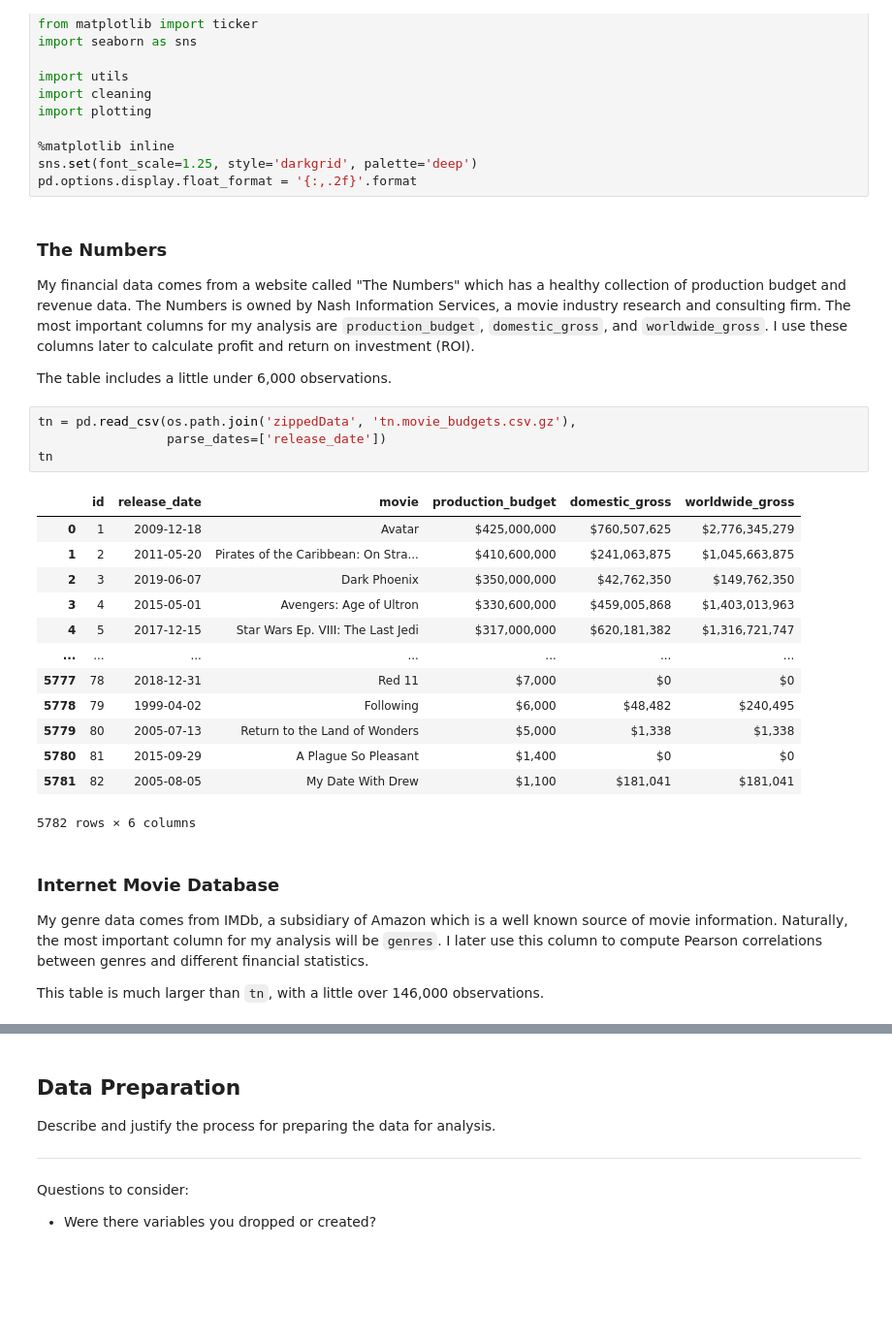
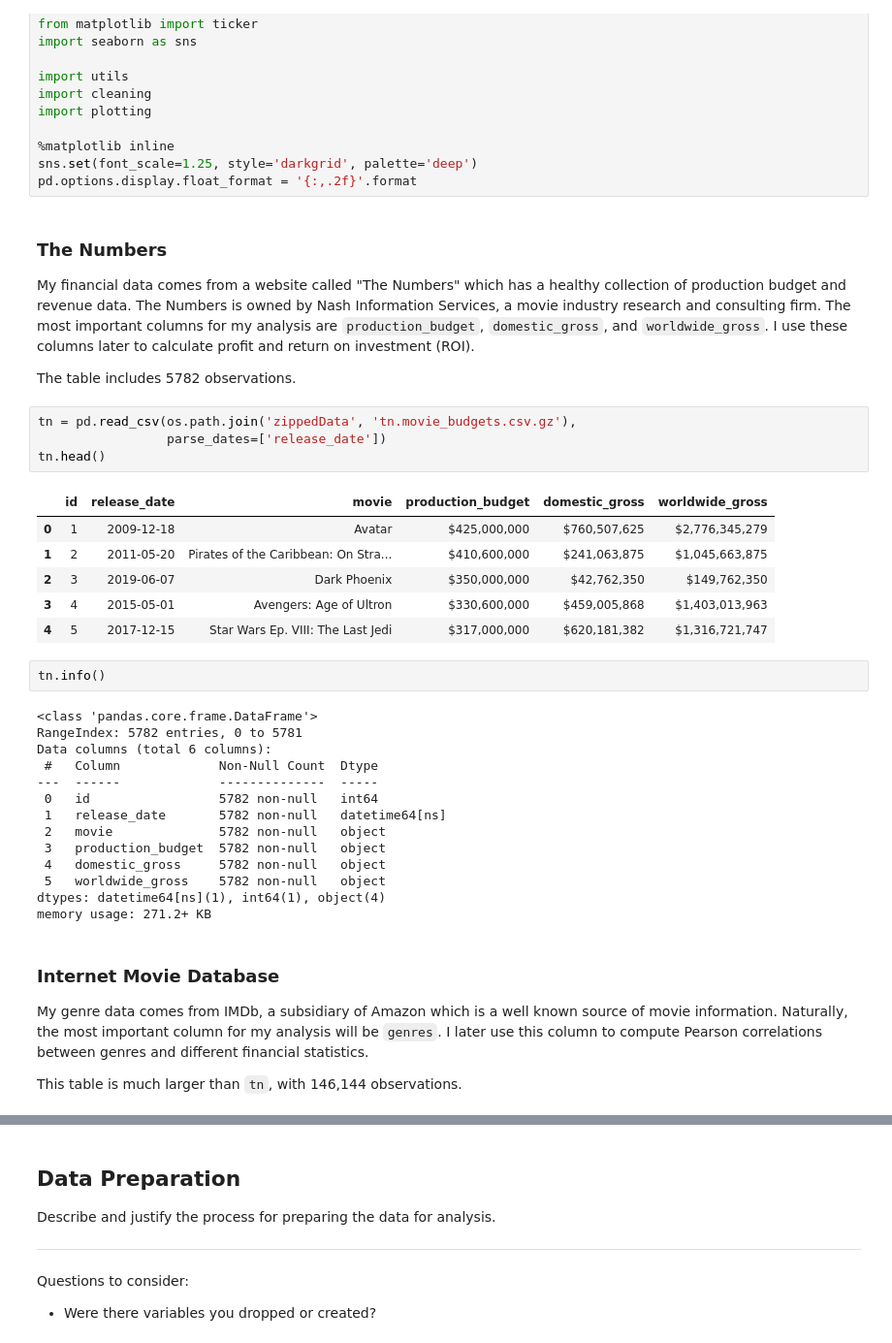
Before and after one commit to ndgigliotti/dsc-phase-1-project, a Jupyter notebook: genre_profitability.ipynb, the cells around one changed output, grey strips where cells are left out. Shown at 97% size. Drawn from its saved outputs; the diff is of its cells as text; blank space fills up the shorter version.

```diff
--- a/genre_profitability.ipynb
+++ b/genre_profitability.ipynb
@@ -50,29 +56,38 @@ pd.options.display.float_format = '{:,.2f}'.format
 ### The Numbers
 My financial data comes from a website called "The Numbers" which has a healthy collection of production budget and revenue data. The Numbers is owned by Nash Information Services, a movie industry research and consulting firm. The most important columns for my analysis are `production_budget`, `domestic_gross`, and `worldwide_gross`. I use these columns later to calculate profit and return on investment (ROI).
 
-The table includes a little under 6,000 observations.
+The table includes 5782 observations.
 # %%
 tn = pd.read_csv(os.path.join('zippedData', 'tn.movie_budgets.csv.gz'),
                  parse_dates=['release_date'])
-tn
+tn.head()
 # %% [output]
 |  | id | release_date | movie | production_budget | domestic_gross | worldwide_gross |
 | 0 | 1 | 2009-12-18 | Avatar | $425,000,000 | $760,507,625 | $2,776,345,279 |
 | 1 | 2 | 2011-05-20 | Pirates of the Caribbean: On Stra... | $410,600,000 | $241,063,875 | $1,045,663,875 |
 | 2 | 3 | 2019-06-07 | Dark Phoenix | $350,000,000 | $42,762,350 | $149,762,350 |
 | 3 | 4 | 2015-05-01 | Avengers: Age of Ultron | $330,600,000 | $459,005,868 | $1,403,013,963 |
 | 4 | 5 | 2017-12-15 | Star Wars Ep. VIII: The Last Jedi | $317,000,000 | $620,181,382 | $1,316,721,747 |
-| ... | ... | ... | ... | ... | ... | ... |
-| 5777 | 78 | 2018-12-31 | Red 11 | $7,000 | $0 | $0 |
-| 5778 | 79 | 1999-04-02 | Following | $6,000 | $48,482 | $240,495 |
-| 5779 | 80 | 2005-07-13 | Return to the Land of Wonders | $5,000 | $1,338 | $1,338 |
-| 5780 | 81 | 2015-09-29 | A Plague So Pleasant | $1,400 | $0 | $0 |
-| 5781 | 82 | 2005-08-05 | My Date With Drew | $1,100 | $181,041 | $181,041 |
-5782 rows × 6 columns
+# %%
+tn.info()
+# %% [output]
+<class 'pandas.core.frame.DataFrame'>
+RangeIndex: 5782 entries, 0 to 5781
+Data columns (total 6 columns):
+ #   Column             Non-Null Count  Dtype
+---  ------             --------------  -----
+ 0   id                 5782 non-null   int64
+ 1   release_date       5782 non-null   datetime64[ns]
+ 2   movie              5782 non-null   object
+ 3   production_budget  5782 non-null   object
+ 4   domestic_gross     5782 non-null   object
+ 5   worldwide_gross    5782 non-null   object
+dtypes: datetime64[ns](1), int64(1), object(4)
+memory usage: 271.2+ KB
 # %% [markdown]
 ### Internet Movie Database
 My genre data comes from IMDb, a subsidiary of Amazon which is a well known source of movie information. Naturally, the most important column for my analysis will be `genres`. I later use this column to compute Pearson correlations between genres and different financial statistics.
 
-This table is much larger than `tn`, with a little over 146,000 observations.
+This table is much larger than `tn`, with 146,144  observations.
 # %%
 imdb = pd.read_csv(os.path.join('zippedData', 'imdb.title.basics.csv.gz'))
```
Also changed, not shown: parts of 20 cells of this notebook, 1 other file.
